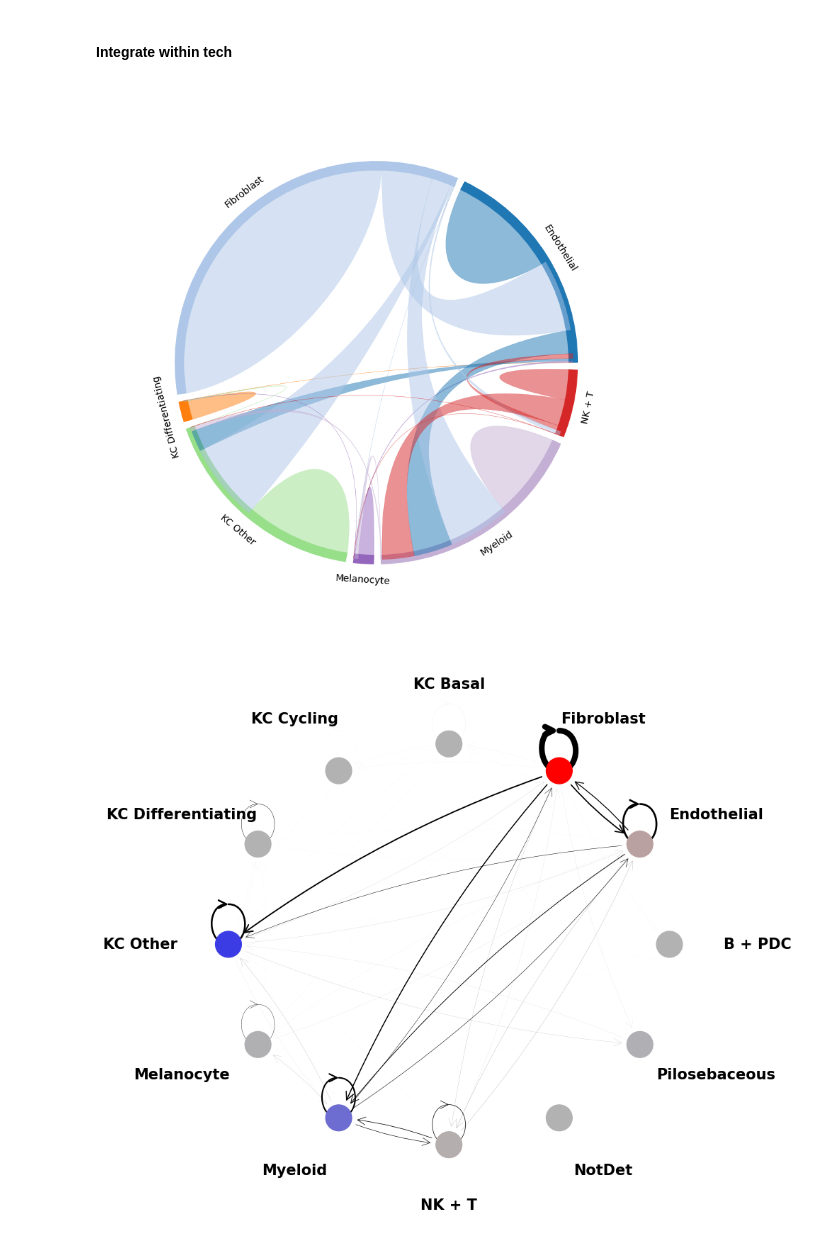
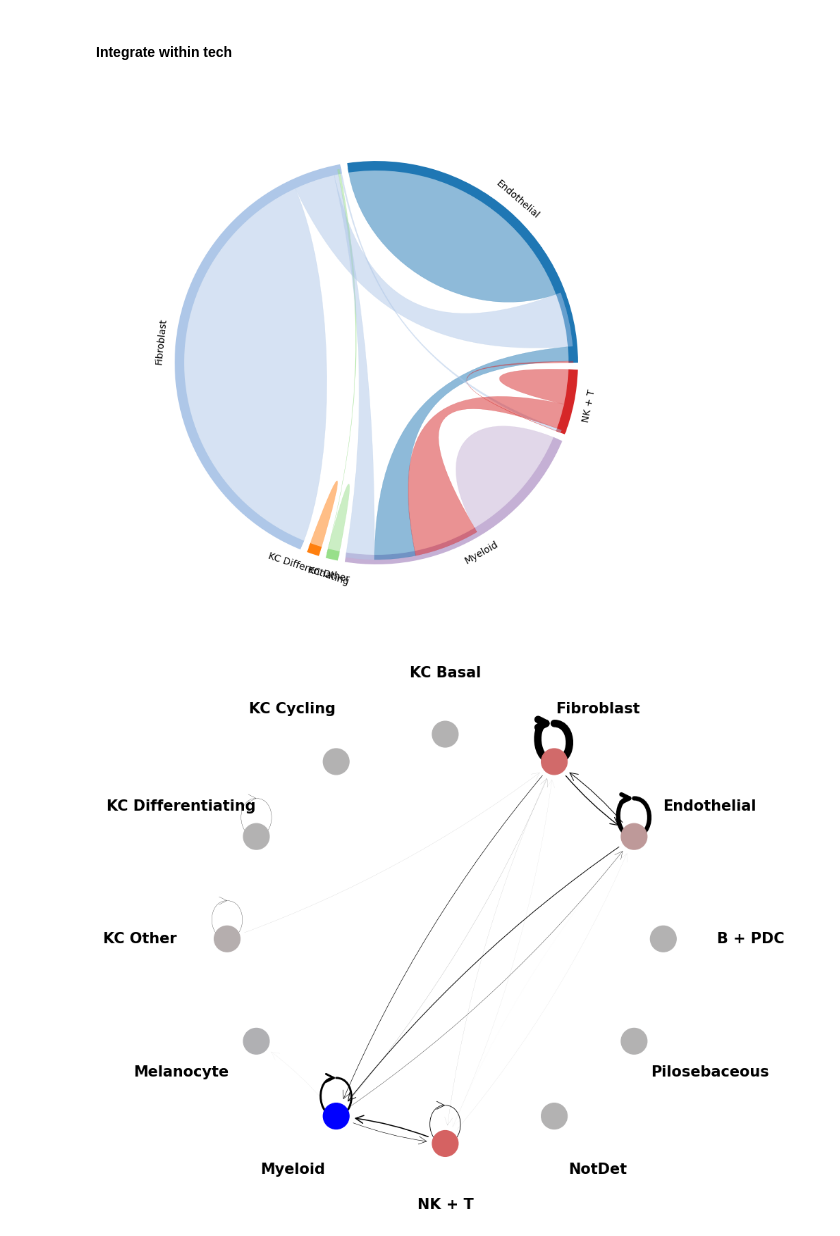
Before and after one commit to BiomedicalMachineLearning/MultimodalCCI, a Jupyter notebook: examples/melanoma_integration.ipynb, the cells around one changed output. Drawn from its saved outputs; the diff is of its cells as text; code cells hidden in the pictures.

```diff
--- a/examples/melanoma_integration.ipynb
+++ b/examples/melanoma_integration.ipynb
@@ -160,26 +159,24 @@ mmcci.plt.network_plot(overall)
 # %% [markdown]
 #### Integrate within tech
 # %%
-avg = {}
+integrated = {}
 overall = {}
 
 for tech, samples in zip(['vis', 'xen', 'cos'], [visium_normalised, xenium_normalised, cosmx_normalised]):
-    lr_pairs = mmcci.it.get_majority_lr_pairs(samples)
-    avg[tech] = mmcci.it.get_avg_lr_pairs(samples, lr_pairs)
-    overall[tech] = mmcci.it.calculate_overall_interactions(avg[tech])
+    integrated[tech] = mmcci.it.integrate_samples(samples)
+    overall[tech] = mmcci.it.calculate_overall_interactions(integrated[tech])
     # mmcci.plt.chord_plot(overall[tech], colors=colors)
     # mmcci.plt.network_plot(overall[tech])
 
-normalised = mmcci.it.normalise_samples_between_tech(
-    [[avg['vis']], [avg['xen']], [avg['cos']]]
+normalised = mmcci.it.normalise_between_tech(
+    [integrated['vis'], integrated['xen'], integrated['cos']]
     )
 
-normalised = np.array(normalised).T.tolist()
-integrated = mmcci.it.integrate_between_tech(normalised[0])
+integrated = mmcci.it.integrate_samples(normalised)
 overall = mmcci.it.calculate_overall_interactions(integrated)
 
 mmcci.plt.chord_plot(overall, colors=colors)
 mmcci.plt.network_plot(overall)
 # %% [output]
-[figure, old version]
+[figure, new version]
-[figure, old version]
+[figure, new version]
```
Also changed, not shown: parts of 13 cells of this notebook, 15 other files.
